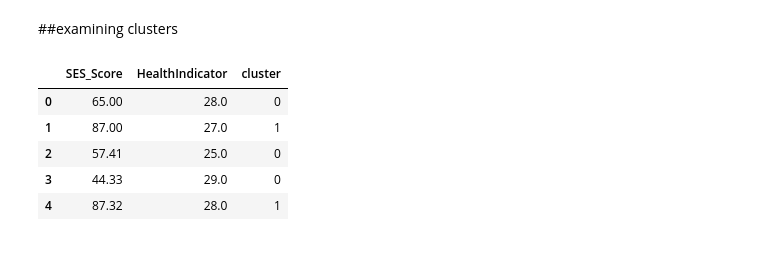
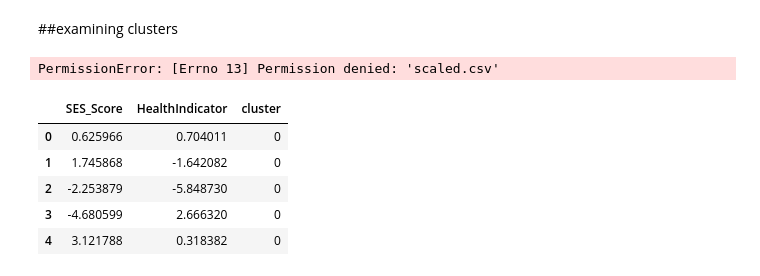
Before and after one commit to baldeoJV/CCADMACL_PROJ_COM222, a Jupyter notebook: vernon.ipynb, the cells around one changed output. Cells and saved outputs as stored; diff of their text form; code cells hidden in the pictures.

```diff
--- a/vernon.ipynb
+++ b/vernon.ipynb
@@ -92,20 +173,22 @@ df.describe()
 # %%
 #Creating a new column called SES_Score which is the sum of the SES columns
 
-df["SES_Score"] = df[["Age", "Gender", "Education", "FamilyIncomeRatio", "Occupation", "Housing"]].sum(axis=1)
+df_scaled["SES_Score"] = df_scaled[["Age", "Gender", "Education", "FamilyIncomeRatio", "Occupation", "Housing"]].sum(axis=1)
 
-df.drop(columns=["Age", "Gender", "Education", "FamilyIncomeRatio", "Occupation", "Housing"], inplace=True)
+df_scaled.drop(columns=["Age", "Gender", "Education", "FamilyIncomeRatio", "Occupation", "Housing"], inplace=True)
 # %%
 #Creating a new column called HealthIndicator which is the sum of the disease columns
 
+
+
 # Sum all disease-related columns to create a health score
-df['HealthIndicator'] = df[['Diabetes', 'Asthma', 'CongestiveHeartFailure', 'CoronaryHeartDisease',
+df_scaled['HealthIndicator'] = df_scaled[['Diabetes', 'Asthma', 'CongestiveHeartFailure', 'CoronaryHeartDisease',
                             'HeartAttack', 'ThyroidProblem', 'Emphysema', 'LiverCondition', 'Gallstone',
                             'CancerOrMalignancy', 'HIV', 'HepatitisA', 'HepatitisB', 'WeakFailingKidney',
                             'TakenPrescriptionMedicine']].sum(axis=1)
 
 # Drop individual disease columns to avoid redundancy
-df = df.drop(columns=['Diabetes', 'Asthma', 'CongestiveHeartFailure', 'CoronaryHeartDisease',
+df_scaled = df_scaled.drop(columns=['Diabetes', 'Asthma', 'CongestiveHeartFailure', 'CoronaryHeartDisease',
                       'HeartAttack', 'ThyroidProblem', 'Emphysema', 'LiverCondition', 'Gallstone',
                       'CancerOrMalignancy', 'HIV', 'HepatitisA', 'HepatitisB', 'WeakFailingKidney',
                       'TakenPrescriptionMedicine'])
@@ -150,7 +223,7 @@ wcss = []  # Store WCSS values
 
 for k in range(1, 11):  # Test K from 1 to 10
     kmeans = KMeans(n_clusters=k, random_state=42, n_init=10)
-    kmeans.fit(df)  # Use the original data
+    kmeans.fit(df_scaled)  # Use the original data
     wcss.append(kmeans.inertia_)  # Inertia = WCSS
 
 # Plot the Elbow Graph
@@ -164,3 +237,3 @@ plt.show()
 # %%
 kmeans = KMeans(n_clusters=2, random_state=42)
-df['cluster'] = kmeans.fit_predict(df)
+df_scaled['cluster'] = kmeans.fit_predict(df_scaled)
@@ -235,13 +302,15 @@ np.float64(0.6141861513577059)
 # %% [markdown]
 ##examining clusters
 # %%
-df.to_csv('exported_data.csv', index=False)
+df_scaled.to_csv('scaled.csv', index=False)
+# %% [output]
+PermissionError: [Errno 13] Permission denied: 'scaled.csv'
 # %%
-df.head()
+df_scaled.head()
 # %% [output]
 |  | SES_Score | HealthIndicator | cluster |
-| 0 | 65.00 | 28.0 | 0 |
-| 1 | 87.00 | 27.0 | 1 |
-| 2 | 57.41 | 25.0 | 0 |
-| 3 | 44.33 | 29.0 | 0 |
-| 4 | 87.32 | 28.0 | 1 |
+| 0 | 0.625966 | 0.704011 | 0 |
+| 1 | 1.745868 | -1.642082 | 0 |
+| 2 | -2.253879 | -5.848730 | 0 |
+| 3 | -4.680599 | 2.666320 | 0 |
+| 4 | 3.121788 | 0.318382 | 0 |
```
Also changed, not shown: parts of 12 cells of this notebook.
